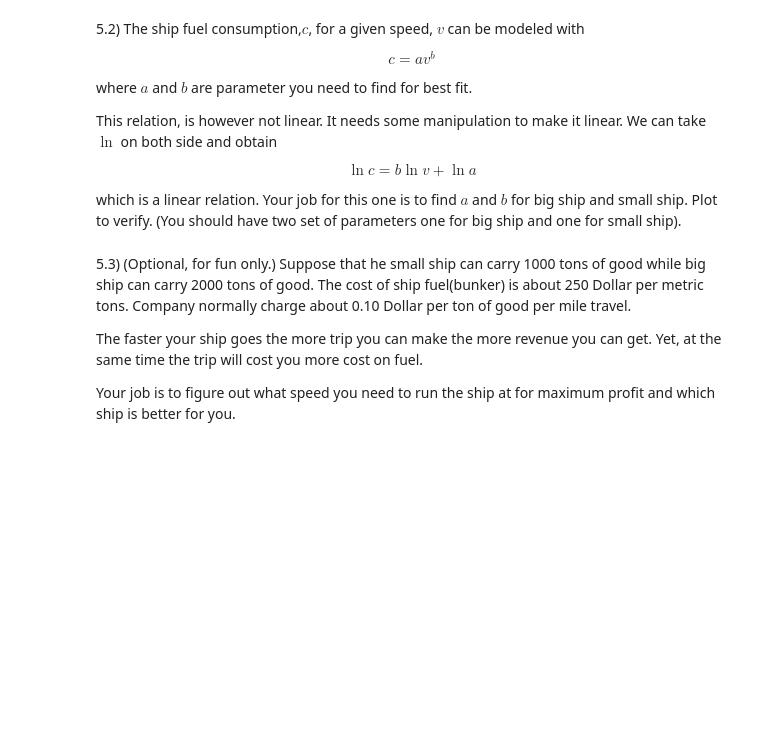
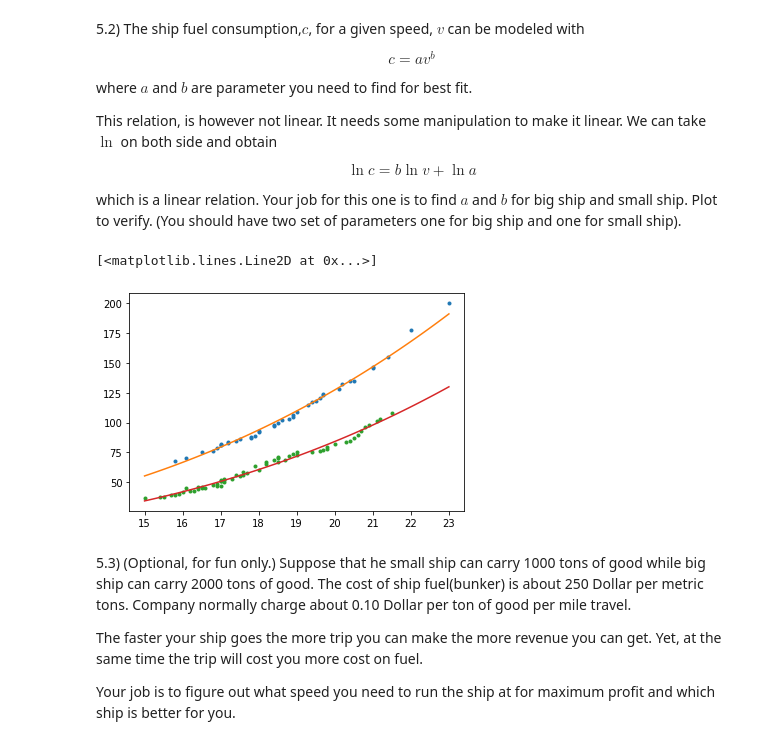
Before and after one commit to sirinnear/num-meth, a Jupyter notebook: Assignments/Homework-4/Homework 4.ipynb, the cells around one changed output. Drawn from its saved outputs; the diff is of its cells as text; code cells hidden in the pictures; blank space fills up the shorter version.

Commit message:
Solved 5.2 HW4

```diff
--- a/Assignments/Homework-4/Homework 4.ipynb
+++ b/Assignments/Homework-4/Homework 4.ipynb
@@ -247,6 +247,41 @@ This relation, is however not linear. It needs some manipulation to make it line
 $$\ln c = b \ln v + \ln a$$
 
 which is a linear relation. Your job for this one is to find $a$ and $b$ for big ship and small ship. Plot to verify. (You should have two set of parameters one for big ship and one for small ship).
+# %%
+speed_big = ship4_speed + ship5_speed
+fuel_big = ship4_fuel + ship5_fuel
+A_big = [[sum(np.log(speed_big)),len(speed_big)],[sum((np.log(speed_big))**2),sum(np.log(speed_big))]]
+C_big = [[sum(np.log(fuel_big))],[sum((np.log(speed_big))*(np.log(fuel_big)))]]
+res_big = np.linalg.solve(A_big,C_big)
+
+b_big = res_big[0]
+ln_a_big = res_big[1]
+a_big = np.exp(ln_a_big)
+
+x_big = np.linspace(15, 23, 100)
+y_big = a_big*x_big**b_big
+
+plt.plot(speed_big, fuel_big, '.')
+plt.plot(x_big, y_big)
+
+speed_small = ship1_speed + ship2_speed + ship3_speed
+fuel_small = ship1_fuel + ship2_fuel + ship3_fuel
+A_small = [[sum(np.log(speed_small)),len(speed_small)],[sum((np.log(speed_small))**2),sum(np.log(speed_small))]]
+C_small = [[sum(np.log(fuel_small))],[sum((np.log(speed_small))*(np.log(fuel_small)))]]
+res_small = np.linalg.solve(A_small,C_small)
+
+b_small = res_small[0]
+ln_a_small = res_small[1]
+a_small = np.exp(ln_a_small)
+
+x_small = np.linspace(15, 23, 100)
+y_small = a_small*x_small**b_small
+
+plt.plot(speed_small, fuel_small, '.')
+plt.plot(x_small, y_small)
+# %% [output]
+[<matplotlib.lines.Line2D at 0x...>]
+[figure, added]
 # %% [markdown]
 5.3) (Optional, for fun only.) Suppose that he small ship can carry 1000 tons of good while big ship can carry 2000 tons of good. The cost of ship fuel(bunker) is about 250 Dollar per metric tons. Company normally charge about 0.10 Dollar per ton of good per mile travel.
 
```
Also changed, not shown: parts of 1 cell of this notebook.
